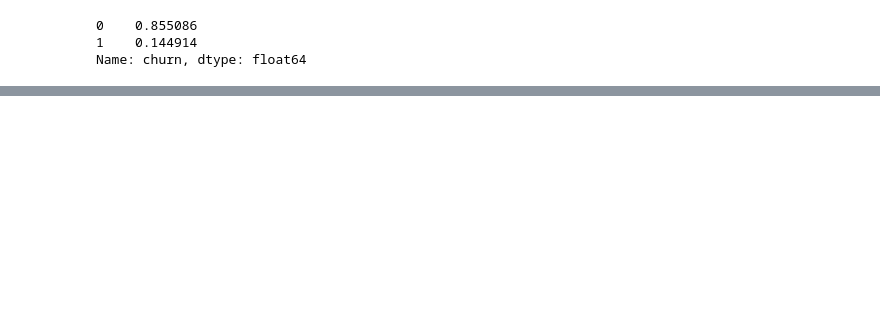
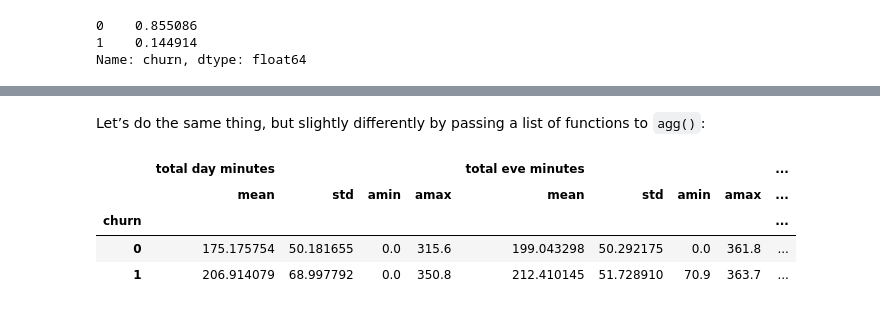
Before and after one commit to IlyessAgg/mLcourse, a Jupyter notebook: topic01_pandas_data_analysis/topic1_pandas_data_analysis.ipynb, the cells around one changed output, grey strips where cells are left out. Drawn from its saved outputs; the diff is of its cells as text; code cells hidden in the pictures; blank space fills up the shorter version.

```diff
--- a/topic01_pandas_data_analysis/topic1_pandas_data_analysis.ipynb
+++ b/topic01_pandas_data_analysis/topic1_pandas_data_analysis.ipynb
@@ -101,0 +299,11 @@ Name: churn, dtype: float64
+# %% [markdown]
+Let’s do the same thing, but slightly differently by passing a list of functions to `agg()`:
+# %%
+columns_to_show = ['total day minutes', 'total eve minutes', 'total night minutes']
+df.groupby(['churn'])[columns_to_show].agg([np.mean, np.std, np.min, np.max])
+# %% [output]
+|  | total day minutes |  |  |  | total eve minutes |  |  |  | ... |
+|  | mean | std | amin | amax | mean | std | amin | amax | ... |
+| churn |  |  |  |  |  |  |  |  | ... |
+| 0 | 175.175754 | 50.181655 | 0.0 | 315.6 | 199.043298 | 50.292175 | 0.0 | 361.8 | ... |
+| 1 | 206.914079 | 68.997792 | 0.0 | 350.8 | 212.410145 | 51.728910 | 70.9 | 363.7 | ... |
```
Also changed, not shown: parts of 42 cells of this notebook.
